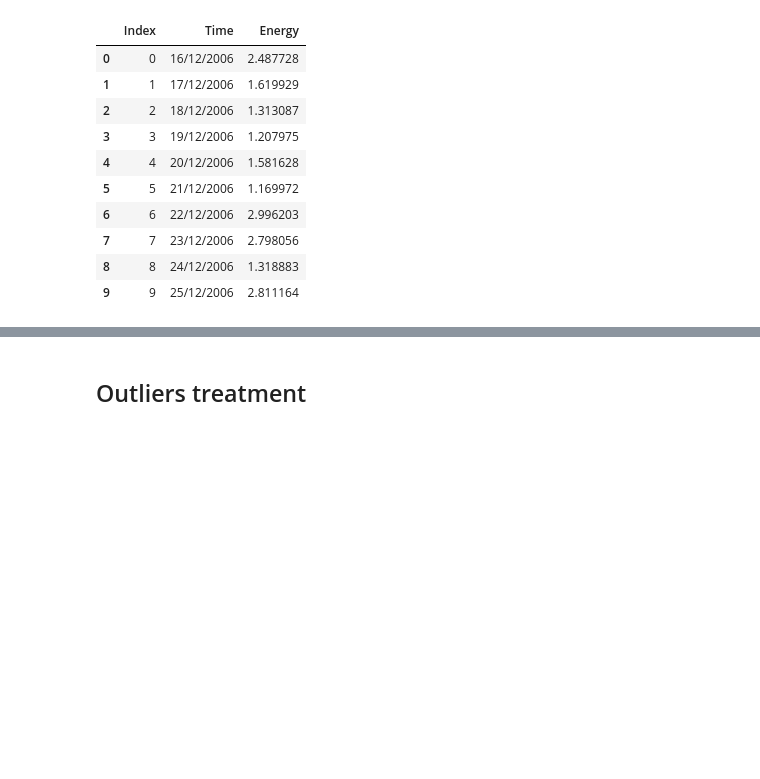
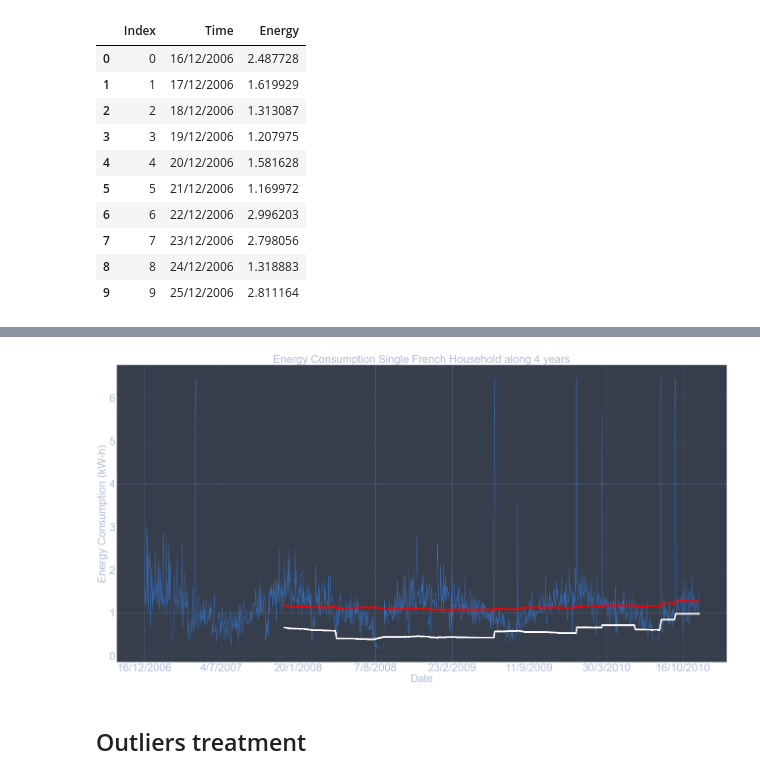
Before and after one commit to tm-pe2/ai-ml, a Jupyter notebook: timeseries/single_house.ipynb, the cells around one changed output, grey strips where cells are left out. Drawn from its saved outputs; the diff is of its cells as text; code cells hidden in the pictures; blank space fills up the shorter version.

```diff
--- a/timeseries/single_house.ipynb
+++ b/timeseries/single_house.ipynb
@@ -36,0 +50,16 @@ plt.show()
+# %%
+plt.figure(figsize=(40,20), dpi=40)
+plt.locator_params(axis='x', nbins=3)
+x_ticks = np.arange(0, len(full_data["Time"]), 200)
+plt.xticks(x_ticks)
+plt.xticks(fontsize=40)
+plt.yticks(fontsize=40)
+plt.plot(data["Time"], data["Energy"], label='Original')
+mean = plt.plot(data["Time"], rollmean, '-p', color='red', label='Rolling Mean', linewidth='5')
+std = plt.plot(data["Time"], rollstd, '-p', color='white', label='Rolling Std', linewidth='5')
+plt.xlabel("Date", fontsize=40)
+plt.ylabel("Energy Consumption (kW-h)", fontsize=40)
+plt.title("Energy Consumption Single French Household along 4 years", fontsize=40)
+plt.show()
+# %% [output]
+[figure, added]
```
Also changed, not shown: parts of 10 cells of this notebook, 1 other file.
